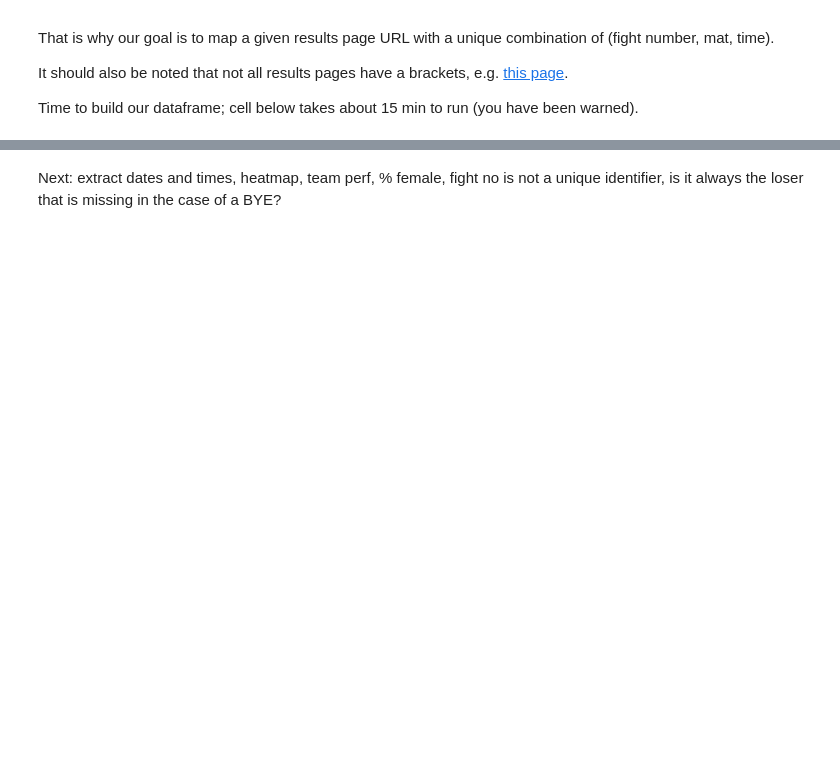
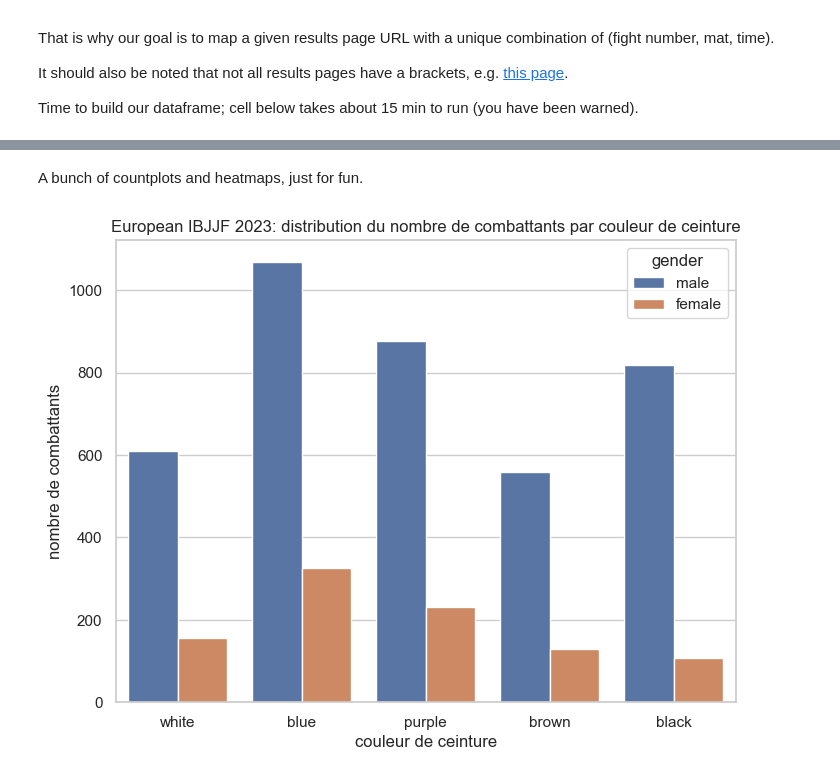
Before and after one commit to peanutbatard/scraping, a Jupyter notebook: IBJJF European Championship - scraping + basic analysis.ipynb, the cells around one changed output, grey strips where cells are left out. Drawn from its saved outputs; the diff is of its cells as text; code cells hidden in the pictures; blank space fills up the shorter version.

```diff
--- a/IBJJF European Championship - scraping + basic analysis.ipynb
+++ b/IBJJF European Championship - scraping + basic analysis.ipynb
@@ -527,0 +551,11 @@ Denormalised dataframe generated, here is a sample of records:
+# %%
+birth_year_list = [str(i.contents[0]).lower() for i in birth_year_list]
+birth_year_list = birth_year_list[::2]
+
+age_division_list = [str(i.contents[0]).lower() for i in age_division_list]
+age_division_list[0] = 'juvenile 1'
+age_division_list[1] = 'juvenile 2'
+
+print('Scraped birth year info:\n{}'.format(birth_year_list))
+print('')
+print('Scraped age division info:\n{}'.format(age_division_list))
@@ -920,0 +1278,6 @@ Let's build an adhoc dataframe from the denormalised one we've generated in <a h
+# %%
+df_denorm['noshow'] = False
+df_denorm['noshow'] = np.where(df_denorm['winnername'].isna(), True, df_denorm['noshow'])
+
+print('Excluding the no shows, here are the remaining null values:')
+df_denorm[df_denorm['noshow'] == False].isna().sum()
@@ -1076,2 +1538,22 @@ df_fighters[mask]
-# %% [markdown]
-Next: extract dates and times, heatmap, team perf, % female, fight no is not a unique identifier, is it always the loser that is missing in the case of a BYE?
+# %% [markdown]
+A bunch of countplots and heatmaps, just for fun.
+# %%
+sns.set_theme(style = 'whitegrid')
+
+belt_list = ['white', 'blue', 'purple', 'brown', 'black']
+
+col_list = ['belt', 'gender']
+df = df_fighters[['name', 'club'] + col_list].drop_duplicates()
+
+fig, ax = plt.subplots(figsize = (8, 6))
+ax = sns.countplot(data = df
+                   , x = col_list[0]
+                   , order = belt_list
+                   , hue = col_list[1])
+ax.set(xlabel = 'couleur de ceinture'
+       , ylabel = 'nombre de combattants'
+       , title = 'European IBJJF 2023: distribution du nombre de combattants par couleur de ceinture')
+
+plt.show()
+# %% [output]
+[figure, added]
```
Also changed, not shown: parts of 88 cells of this notebook, 7 other files.
